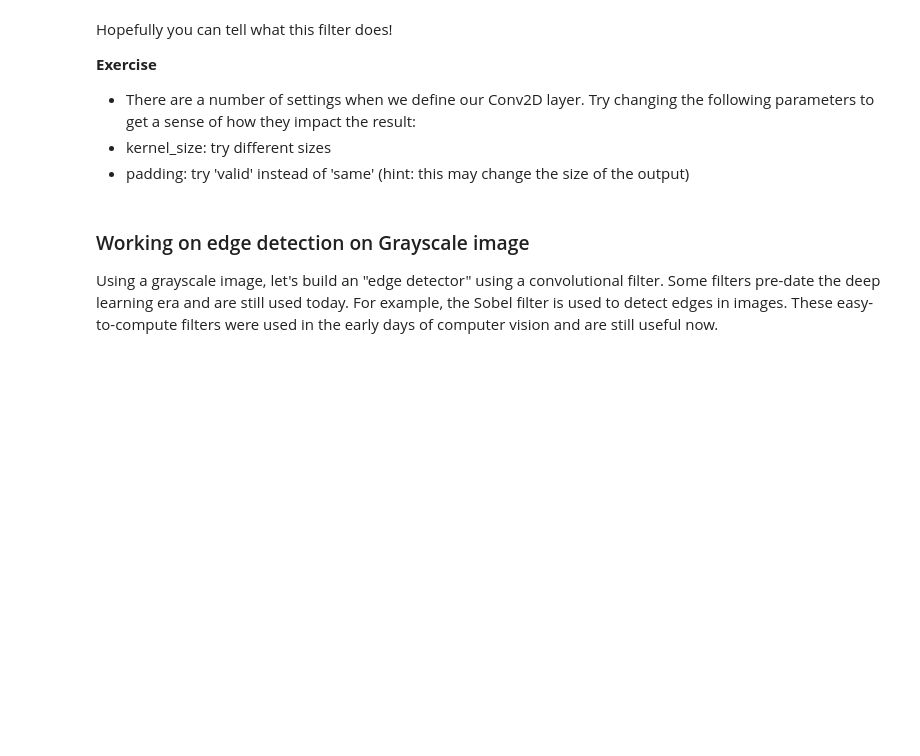
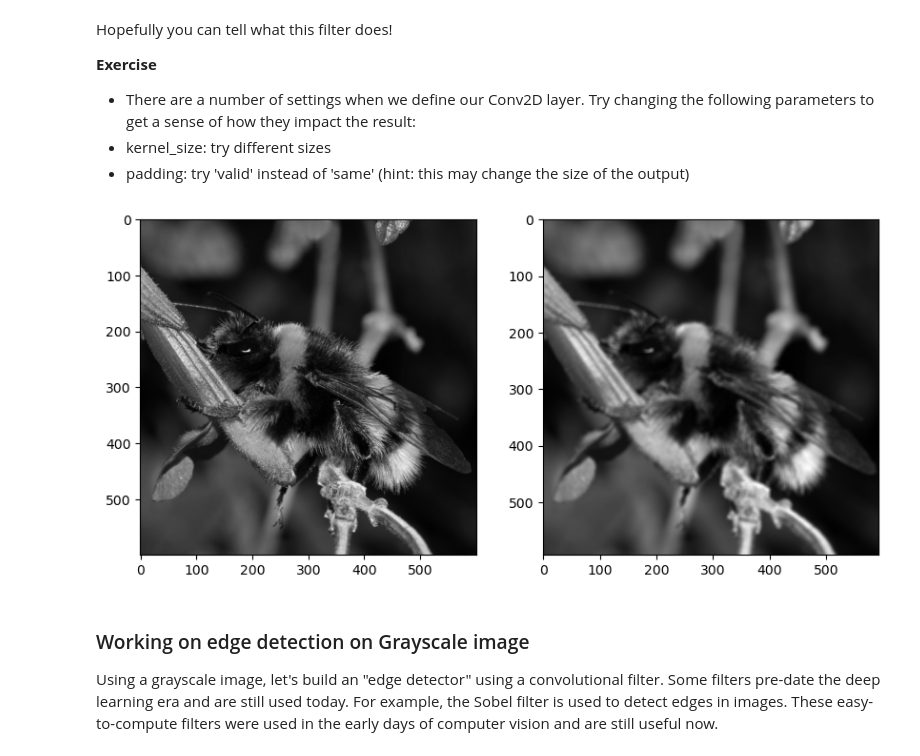
Before and after one commit to huixincai/deep_learning, a Jupyter notebook: 01_materials/labs/lab_4.ipynb, the cells around one changed output. Cells and saved outputs as stored; diff of their text form; code cells hidden in the pictures; blank space fills up the shorter version.

```diff
--- a/01_materials/labs/lab_4.ipynb
+++ b/01_materials/labs/lab_4.ipynb
@@ -108,3 +106,27 @@ Hopefully you can tell what this filter does!
+# %%
+# Your code here
+# Corrected kernel function for grayscale image
+def my_kernel(shape=(7, 7, 1, 1), dtype=None):
+    array = np.zeros(shape=shape, dtype="float32")
+    array[:, :, 0, 0] = 1 / 49
+    return array
+
+# Apply convolution using the corrected kernel
+conv = Conv2D(filters=1, kernel_size=(7, 7), padding="valid",
+              input_shape=(None, None, 1), kernel_initializer=my_kernel)
+
+# Assuming you have a grayscale image now (single channel)
+img_in = np.expand_dims(grey_sample_image, 0)  # Adjust according to your image
+
+fig, (ax0, ax1) = plt.subplots(ncols=2, figsize=(10, 5))
+ax0.imshow(img_in[0].astype('uint8'), cmap='gray')
+
+img_out = conv(img_in)
+np_img_out = img_out[0].numpy()
+ax1.imshow(np_img_out.astype('uint8'), cmap='gray')
+plt.show()
+# %% [output]
+[figure, added]
 # %% [markdown]
 ### Working on edge detection on Grayscale image
 
```
Also changed, not shown: parts of 1 cell of this notebook.
